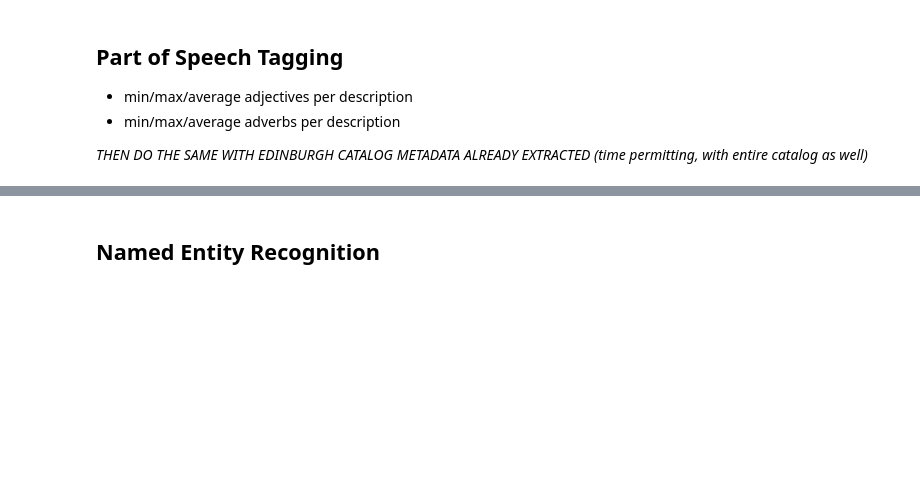
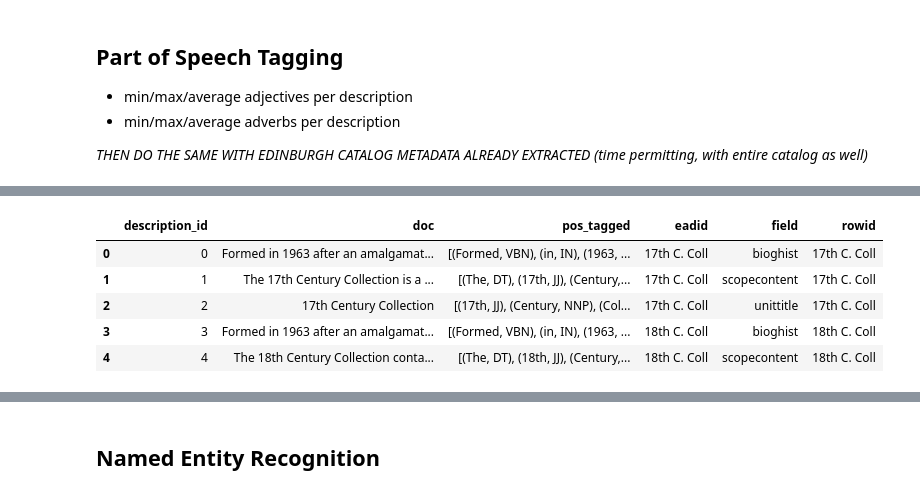
Before and after one commit to thegoose20/nusc, a Jupyter notebook: analysis_metadata.ipynb, the cells around one changed output, grey strips where cells are left out. Saved outputs shown, nothing was run; the diff lists cells and outputs as text; code cells hidden in the pictures; blank space fills up the shorter version.

Commit message:
Part-of-speech tagged EAD descriptions and exported CSV of tagged tokens with associated desc IDs.

```diff
--- a/analysis_metadata.ipynb
+++ b/analysis_metadata.ipynb
@@ -384,0 +378,7 @@ pos_tagged[:10]
+# %%
+df_pi = df.loc[df["field"] == "processinfo"]
+df_sc = df.loc[df["field"] == "scopecontent"]
+df_bh = df.loc[df["field"] == "bioghist"]
+df_ut = df.loc[df["field"] == "unittitle"]
+df_ead = pd.concat([df_pi, df_sc, df_bh, df_ut], axis=0)
+df_ead.head()
@@ -384,0 +392,4 @@ pos_tagged[:10]
+# %%
+df_ead = df_ead.sort_values(by="description_id")
+df_ead = df_ead.reset_index(drop=True)
+df_ead.head()
@@ -384,0 +412,6 @@ pos_tagged[:10]
+# %%
+ead_docs = list(df_ead["doc"])
+ead_tokenized = [word_tokenize(doc) for doc in ead_docs]
+# %%
+pos_tagged = [nltk.pos_tag(token_list) for token_list in ead_tokenized]
+pos_tagged[0]
@@ -384,0 +436,10 @@ pos_tagged[:10]
+# %%
+df_ead.insert(2, "pos_tagged", pos_tagged)
+df_ead.head()
+# %% [output]
+|  | description_id | doc | pos_tagged | eadid | field | rowid |
+| 0 | 0 | Formed in 1963 after an amalgamat... | [(Formed, VBN), (in, IN), (1963, ... | 17th C. Coll | bioghist | 17th C. Coll |
+| 1 | 1 | The 17th Century Collection is a ... | [(The, DT), (17th, JJ), (Century,... | 17th C. Coll | scopecontent | 17th C. Coll |
+| 2 | 2 | 17th Century Collection | [(17th, JJ), (Century, NNP), (Col... | 17th C. Coll | unittitle | 17th C. Coll |
+| 3 | 3 | Formed in 1963 after an amalgamat... | [(Formed, VBN), (in, IN), (1963, ... | 18th C. Coll | bioghist | 18th C. Coll |
+| 4 | 4 | The 18th Century Collection conta... | [(The, DT), (18th, JJ), (Century,... | 18th C. Coll | scopecontent | 18th C. Coll |
```
Also changed, not shown: parts of 19 cells of this notebook.
